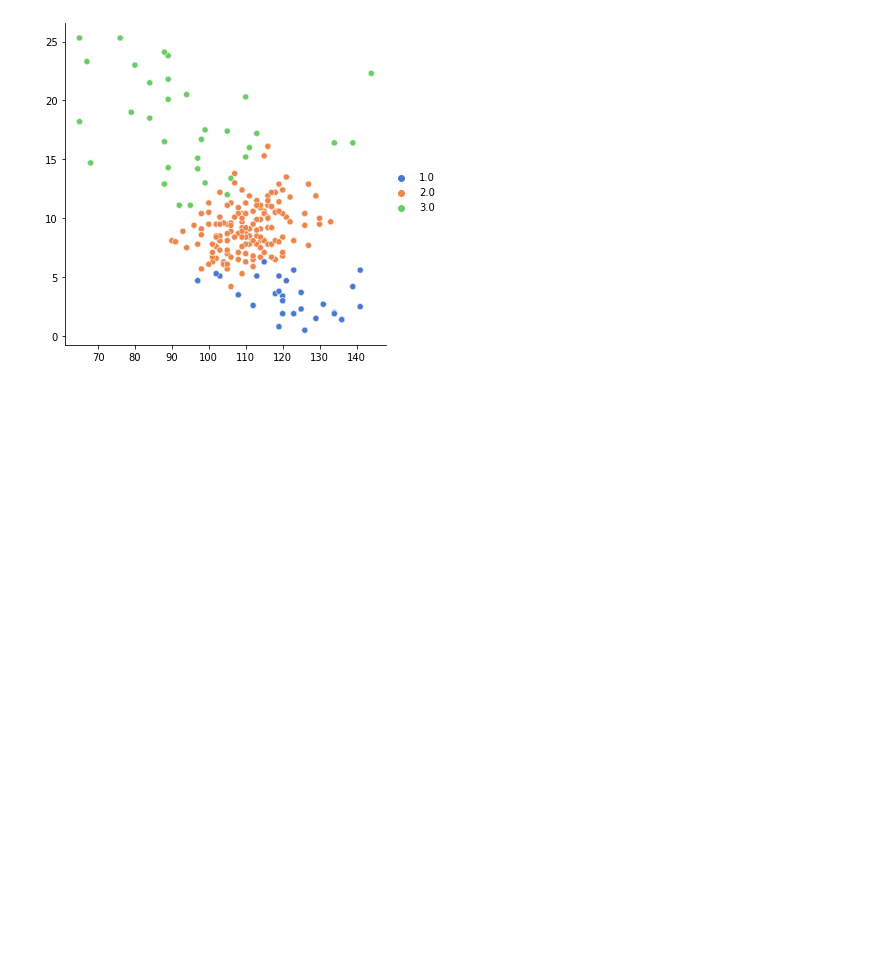
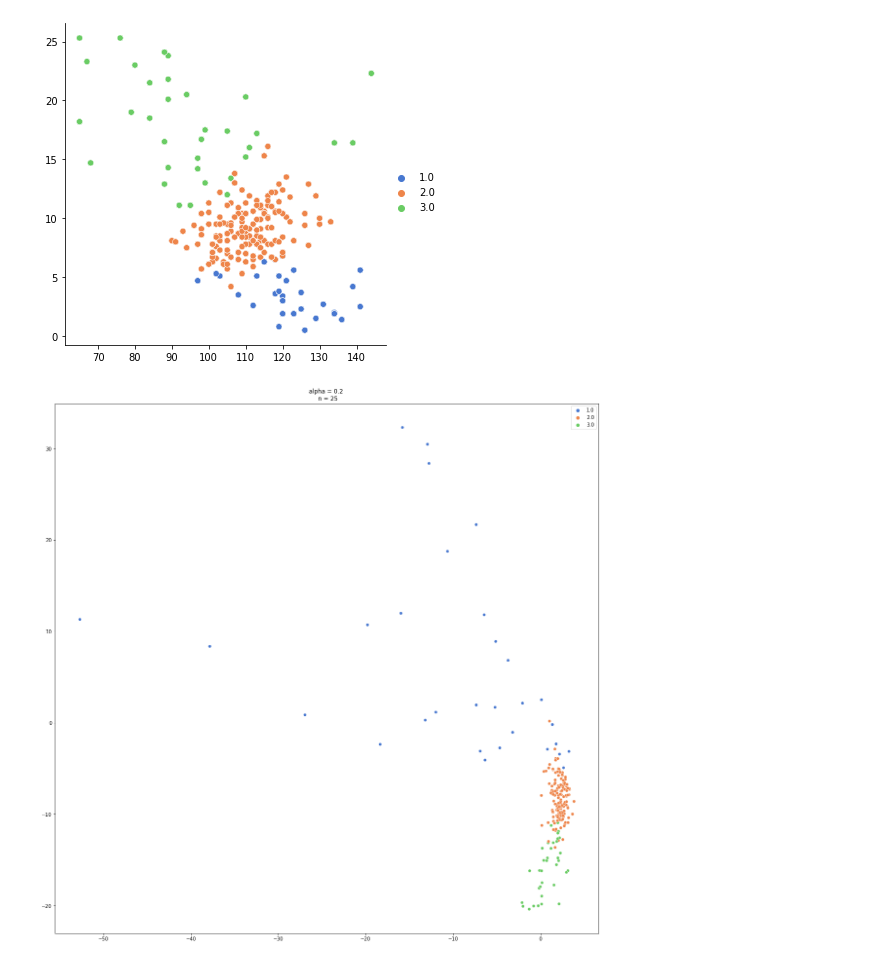
Before and after one commit to Maxime-LP/LSDA, a Jupyter notebook: exemples.ipynb, the cells around one changed output. Drawn from its saved outputs; the diff is of its cells as text; code cells hidden in the pictures; blank space fills up the shorter version.

```diff
--- a/exemples.ipynb
+++ b/exemples.ipynb
@@ -37,21 +35,27 @@ sns.relplot(x=Xtrain[:,0], y=Xtrain[:,1], hue=ytrain, alpha=1, palette="muted")
 # %%
 from lsda import LSDA
 def grid(dataset):
     #available datasets : newthyroid, pasture
     train = import_data('train',dataset)
     test = import_data('test',dataset)
 
     data = np.row_stack((train,test))
     X = data[:,0:5]
+    #scaler = StandardScaler()
+    #X = scaler.fit_transform(X)
     y = data[:,5]
 
-    n_neighbors = [1]
+    n_neighbors = [25]
     alpha = [0.2]
     plt.figure(figsize=(20,20))
 
     for i in range(len(n_neighbors)):
         for j in range(len(alpha)):
             lsda = LSDA(n_neighbors=n_neighbors[i], n_components=2,alpha=alpha[j])
             projected_X = lsda.fit_transform(X,y)
             ax = plt.subplot(len(n_neighbors),len(alpha),1+i+len(alpha)*j)
             sns.scatterplot(x=projected_X[:,0], y=projected_X[:,1], hue=y, alpha=1, palette="muted", ax=ax).set(title=f'alpha = {alpha[j]} \n n = {n_neighbors[i]}')
+
+grid('newthyroid')
+# %% [output]
+[figure, added]
```
Also changed, not shown: parts of 2 cells of this notebook, 1 other file.
